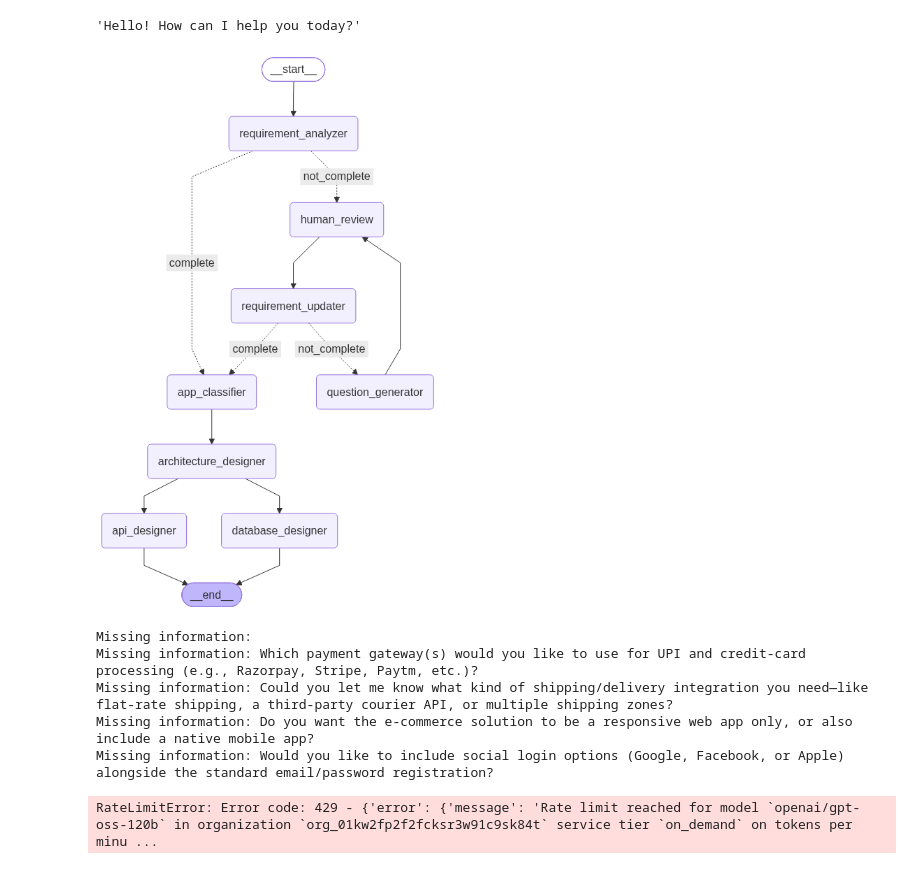
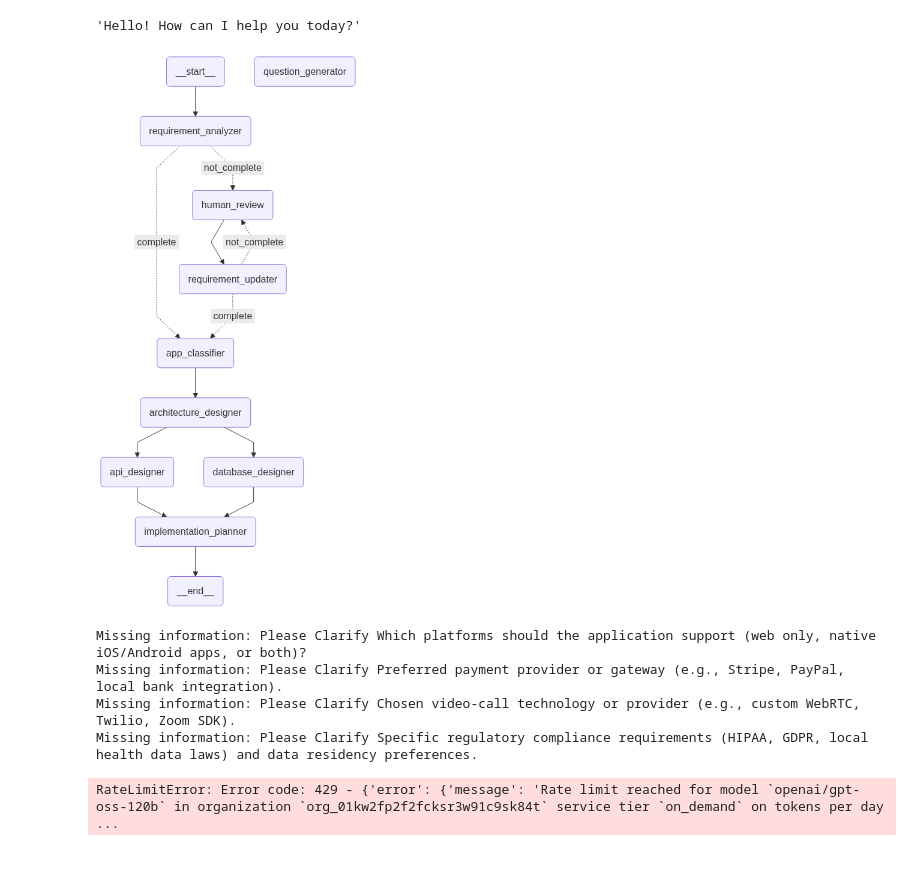
Before and after one commit to RamKumar726/SDLC_AGENT, a Jupyter notebook: src/builder/NoteBooks/v1.ipynb, the cells around one changed output. Drawn from its saved outputs; the diff is of its cells as text; code cells hidden in the pictures.

```diff
--- a/src/builder/NoteBooks/v1.ipynb
+++ b/src/builder/NoteBooks/v1.ipynb
@@ -519,7 +539,9 @@ def api_designer(state: grpah_state):
             functional requirements.
 
             Follow RESTful API design principles.
-
+            Return data matching the APIDesigner schema only. Do not include markdown,
+            comments (such as // or /* */), or text outside the structured result.
+            Return a valid JSON object matching the APIDesigner schema.
             Do not design database tables.
             Do not design frontend components.
             """
@@ -538,7 +560,7 @@ def api_designer(state: grpah_state):
         )
     ])
 
-    chain  = prompt | llm.with_structured_output(APIDesigner)
+    chain  = prompt | llm.with_structured_output(APIDesigner,method="json_mode", strict=True)
     api_design = chain.invoke({
         "requirements" : requirements,
         "architecture" : architecture_design
@@ -567,10 +589,32 @@ class ImplementationPlan(TypedDict):
     risk_assessment: str
 # %%
 def implementation_planner(state: grpah_state):
-    requirements = state['requirements']
-    architecture_design = state['architecture_design']
-    database_schema = state['database_schema']
-    api_design = state['api_design']
+    # requirements = state['requirements']
+    # architecture_design = state['architecture_design']
+    # database_schema = state['database_schema']
+    # api_design = state['api_design']
+
+    requirements = state["requirements"]
+    architecture = state["architecture_design"]
+
+    database_schema = {
+        "database_type": state["database_schema"]["database_type"],
+        "entities": [
+            {
+                "name": entity["name"],
+                "purpose": entity["purpose"],
+                "attributes": entity["attributes"][:6],
+            }
+            for entity in state["database_schema"]["entities"][:8]
+        ],
+    }
+
+    api_design = {
+        "endpoints": [
+            f"{endpoint['method']} {endpoint['path']}: {endpoint['description']}"
+            for endpoint in state["api_design"]["api_endpoints"][:12]
+        ],
+    }
 
     prompt = ChatPromptTemplate.from_messages([
         (
@@ -648,42 +692,43 @@ graph_builder.add_node("app_classifier", app_classifier)
 graph_builder.add_node("architecture_designer", architecture_designer)
 graph_builder.add_node("database_designer", database_designer)
 graph_builder.add_node("api_designer", api_designer)
+graph_builder.add_node("implementation_planner", implementation_planner)
 
 graph_builder.add_edge(START, 'requirement_analyzer')
 graph_builder.add_conditional_edges(
     "requirement_analyzer",
     requirement_router,
     {
         "complete": "app_classifier",
         "not_complete": "human_review"
     }
 )
 graph_builder.add_edge("question_generator", "human_review")
 graph_builder.add_edge("human_review", 'requirement_updater')
 graph_builder.add_conditional_edges(
     "requirement_updater",
     requirement_router,
     {
         "complete": "app_classifier",
-        "not_complete": "question_generator"
+        "not_complete": "human_review"
     }
 )
 graph_builder.add_edge("app_classifier", "architecture_designer")
 graph_builder.add_edge("architecture_designer", "database_designer")
 graph_builder.add_edge("architecture_designer", "api_designer")
-graph_builder.add_edge("api_designer", END)
-graph_builder.add_edge("database_designer", END)
+graph_builder.add_edge(["api_designer", "database_designer"], "implementation_planner")
+graph_builder.add_edge("implementation_planner", END)
 memory = InMemorySaver()
 
 
 graph = graph_builder.compile(checkpointer=memory)
 
 graph
 # %% [output]
-[figure, old version]
+[figure, new version]
 # %%
 import time
-results = graph.invoke({"user_idea" : "I wanted to build a e-commerce website where users can browse the products and add to carts and will buy product by payemtns usnig UPI, COD, Credit cards also like wise we need full stack application.",
+results = graph.invoke({"user_idea" : "I want to make a app for hospital where patients can book doctor appointments online and also doctors can see there schedule and patient history, also want online consultation by video call and payments for consultation fees.",
                 "requirements" : "", "human_response" : "", "current_question" : ""},
                 config = config
     )
@@ -692,7 +737,6 @@ while "__interrupt__" in results:
     question = results["__interrupt__"][0].value["message"]
     print(f"Missing information: {question}")
     answer = input("Please provide the missing information: ")
-    time.sleep(40)
     results = graph.invoke(
         Command(resume = answer),
         config = config
@@ -701,9 +745,8 @@ while "__interrupt__" in results:
 print("Final Results:")
 print(results)
 # %% [output]
-Missing information:
-Missing information: Which payment gateway(s) would you like to use for UPI and credit‑card processing (e.g., Razorpay, Stripe, Paytm, etc.)?
-Missing information: Could you let me know what kind of shipping/delivery integration you need—like flat‑rate shipping, a third‑party courier API, or multiple shipping zones?
-Missing information: Do you want the e‑commerce solution to be a responsive web app only, or also include a native mobile app?
-Missing information: Would you like to include social login options (Google, Facebook, or Apple) alongside the standard email/password registration?
+Missing information: Please Clarify Which platforms should the application support (web only, native iOS/Android apps, or both)?
+Missing information: Please Clarify Preferred payment provider or gateway (e.g., Stripe, PayPal, local bank integration).
+Missing information: Please Clarify Chosen video‑call technology or provider (e.g., custom WebRTC, Twilio, Zoom SDK).
+Missing information: Please Clarify Specific regulatory compliance requirements (HIPAA, GDPR, local health data laws) and data residency preferences.
-RateLimitError: Error code: 429 - {'error': {'message': 'Rate limit reached for model `openai/gpt-oss-120b` in organization `org_01kw2fp2f2fcksr3w91c9sk84t` service tier `on_demand` on tokens per minu ...
+RateLimitError: Error code: 429 - {'error': {'message': 'Rate limit reached for model `openai/gpt-oss-120b` in organization `org_01kw2fp2f2fcksr3w91c9sk84t` service tier `on_demand` on tokens per day  ...
```
Also changed, not shown: parts of 10 cells of this notebook, 25 other files.
